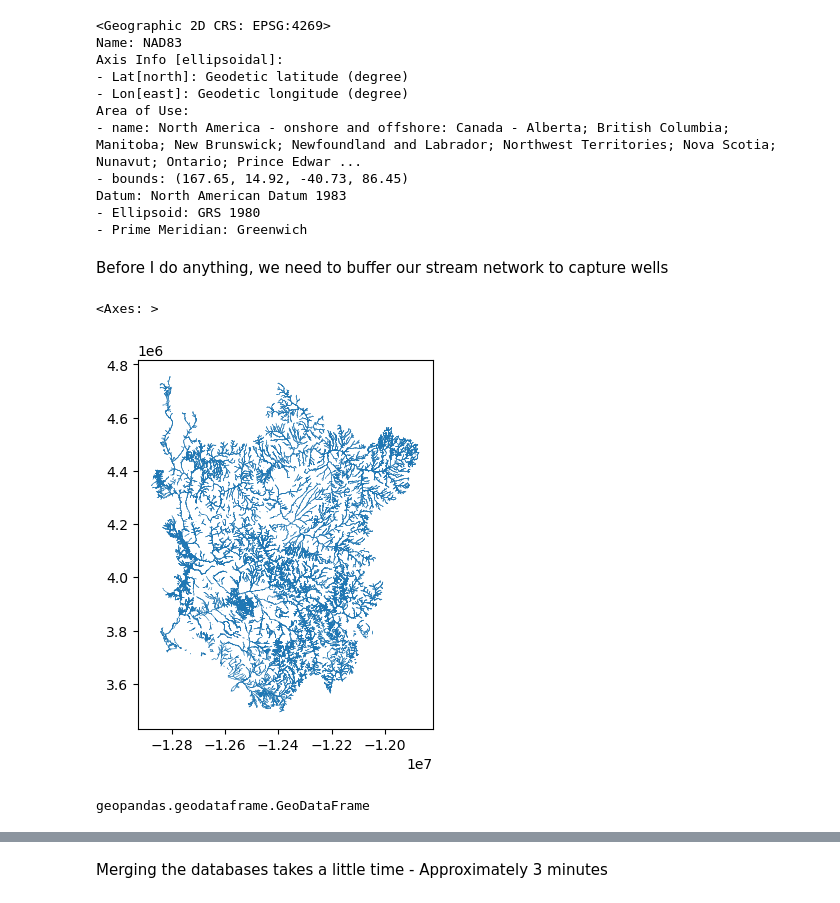
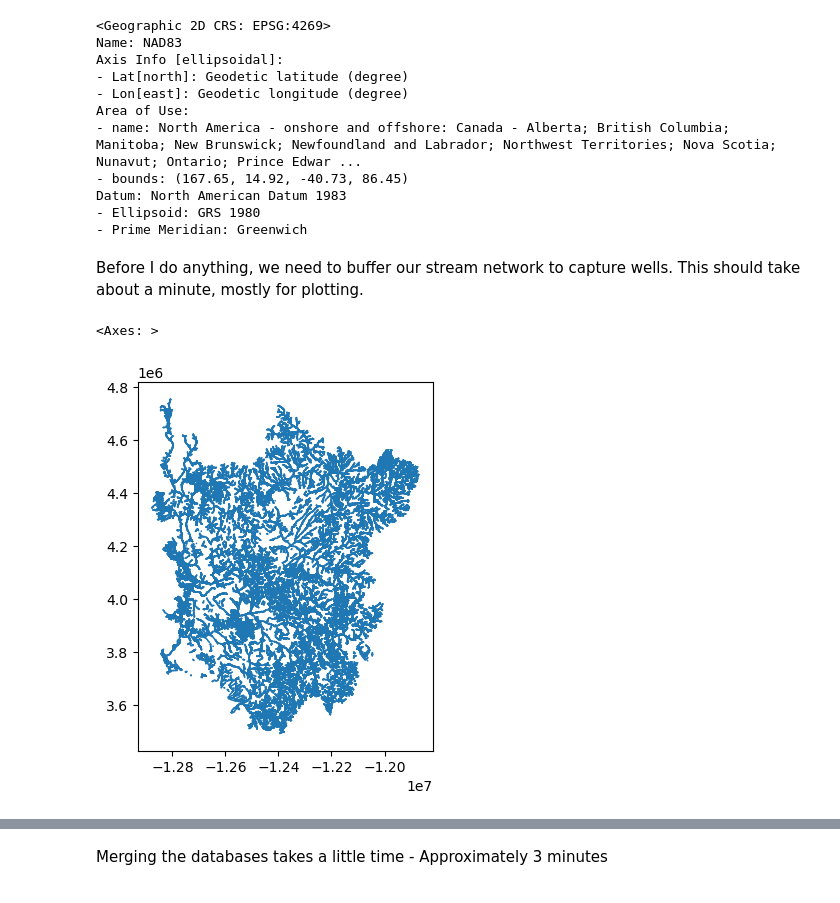
Before and after one commit to dtadych/Shallow_Groundwater_AZ, a Jupyter notebook: Code/FigureCreation/Spatial_Analysis.ipynb, the cells around one changed output, grey strips where cells are left out. Drawn from its saved outputs; the diff is of its cells as text; code cells hidden in the pictures.

```diff
--- a/Code/FigureCreation/Spatial_Analysis.ipynb
+++ b/Code/FigureCreation/Spatial_Analysis.ipynb
@@ -225,19 +225,16 @@ StudyArea = "HUC4s"
 Naming_col = "huc4"
 water_designation = swdom
 # %% [markdown]
-Before I do anything, we need to buffer our stream network to capture wells
+Before I do anything, we need to buffer our stream network to capture wells.  This should take about a minute, mostly for plotting.
 # %%
-distance = 1000
+distance = 3000
 
 buffered = shapefile.copy()  # Create a copy to avoid modifying the original
 buffered = buffered.to_crs(3857)  # For whatever reason the crs needs to be 3857
 # buffered = buffered.buffer(distance)  # Apply buffer
 buffered["geometry"] = buffered.geometry.buffer(distance)
+type(buffered)
 buffered.plot()
 # %% [output]
 <Axes: >
-[figure, old version]
+[figure, new version]
-# %%
-type(buffered)
-# %% [output]
-geopandas.geodataframe.GeoDataFrame
```
Also changed, not shown: parts of 7 cells of this notebook.
